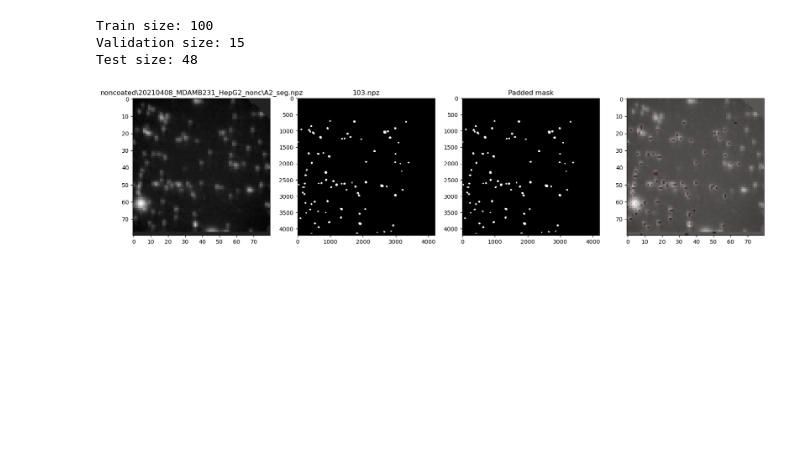
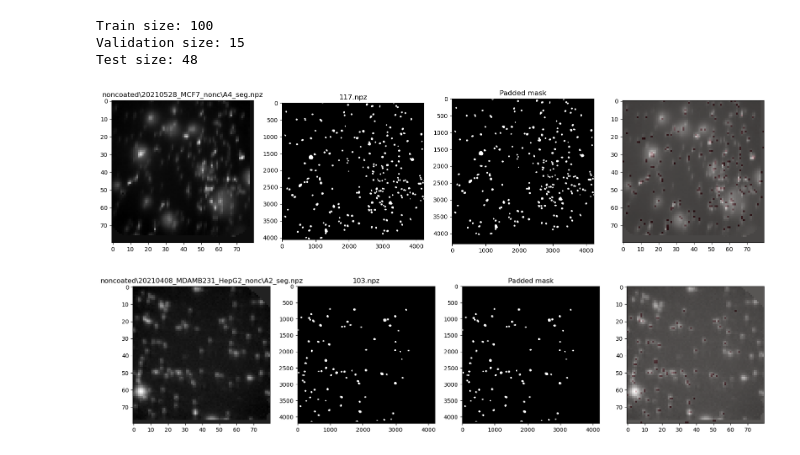
Before and after one commit to wittmajerd/U-Net-and-SRU-Net-segmentation, a Jupyter notebook: mask_fixing.ipynb, the cells around one changed output. Cells and saved outputs as stored; diff of their text form; code cells hidden in the pictures; blank space fills up the shorter version.

Commit message:
one more mask fix

```diff
--- a/mask_fixing.ipynb
+++ b/mask_fixing.ipynb
@@ -123,6 +123,21 @@ def save_padded_mask(data_path, file, padded_mask, data):
 
     np.savez(data_path + file, **new_data)
     # return new_data
+# %%
+data = np.load(data_path + '117.npz')
+
+bio = data['biosensor'].astype(np.float32)
+name = data['old_filename']
+mask = torch.from_numpy(data['mask'].astype(bool))
+
+padding = (0, 0, 0, 250)
+padded_mask = torch.nn.functional.pad(mask, padding, mode='constant', value=0)
+
+plot_alignment(bio[-1], mask, padded_mask, name, '117.npz')
+# plot_alignment_centers(bio[-1], mask, padded_mask, name, '117.npz', data['cell_centers'])
+# save_padded_mask(data_path, '117.npz', padded_mask, data)
+# %% [output]
+[figure, added]
 # %%
 data = np.load(data_path + hard_padding_fix[0])
 
```
Also changed, not shown: parts of 1 cell of this notebook.
